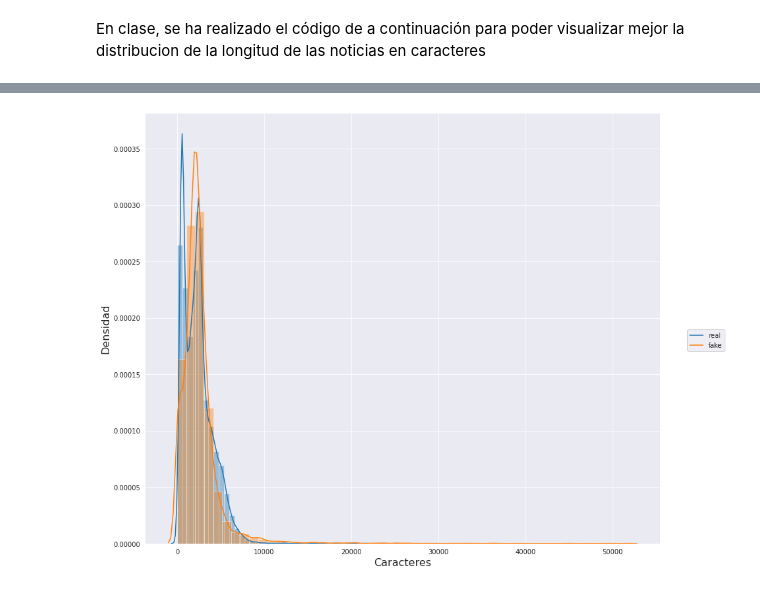
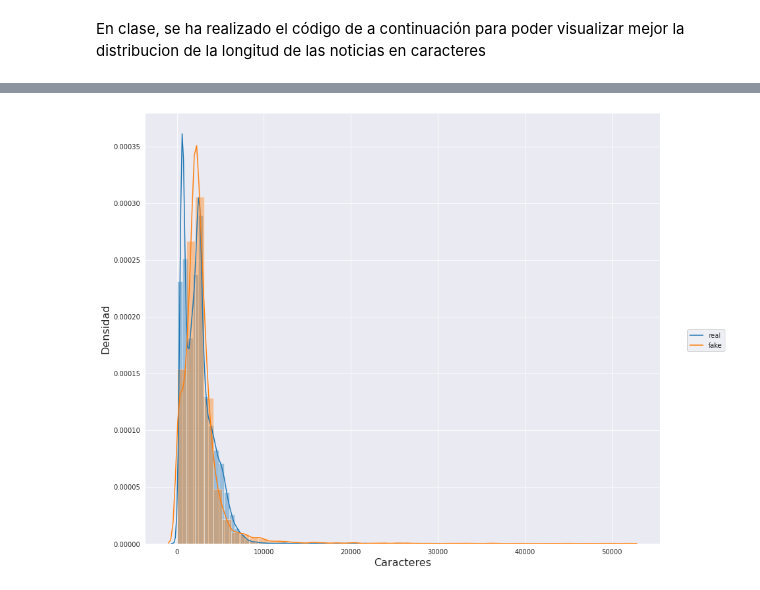
Before and after one commit to esterfb3397/fake-news-project-tfm, a Jupyter notebook: EDA.ipynb, the cells around one changed output, grey strips where cells are left out. Drawn from its saved outputs; the diff is of its cells as text; code cells hidden in the pictures.

```diff
--- a/EDA.ipynb
+++ b/EDA.ipynb
@@ -95,0 +104,4 @@ df.tail(2)
+# %%
+df = df.drop(['title', 'text','date'], axis=1)
+# %%
+df = df[['title_text','label','subject']]
@@ -150,5 +180,5 @@ Antes de proceder al preprocesado del dataset, vamos a añadir una columna llama
 # %%
-df['length'] = df['text'].apply(lambda x: len(x))
+df['length'] = df['title_text'].apply(lambda x: len(x))
 # %%
 df.head(2)
 # %% [output]
@@ -180,17 +206,19 @@ memory usage: 2.4+ MB
+# %%
+df['label']= df['label'].astype(int)
 # %%
 fig = plt.figure(figsize=(14,12))
 sns.set_style("darkgrid")
 # añadimos series para cada categoría (eligiendo la seríe de char_len
-plt1 = sns.distplot(df[df.label=='0'].length, hist=True, label="real")
-plt2 = sns.distplot(df[df.label=='1'].length, hist=True, label="fake")
+plt1 = sns.distplot(df[df.label==0].length, hist=True, label="real")
+plt2 = sns.distplot(df[df.label==1].length, hist=True, label="fake")
 fig.legend(labels=['real','fake'], loc = 5)
 
 
 # Definimos el título de los ejes:
 plt.xlabel('Caracteres', fontsize=16)
 plt.ylabel('Densidad', fontsize=16)
 
 # Finalmente mostramos el gráfico:
 plt.show()
 # %% [output]
-[figure, old version]
+[figure, new version]
```
Also changed, not shown: parts of 38 cells of this notebook.
